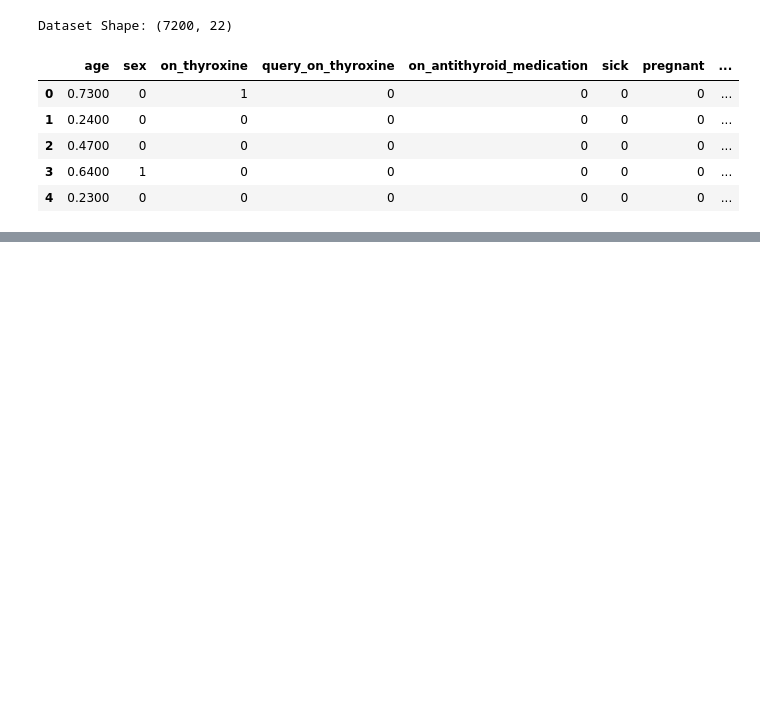
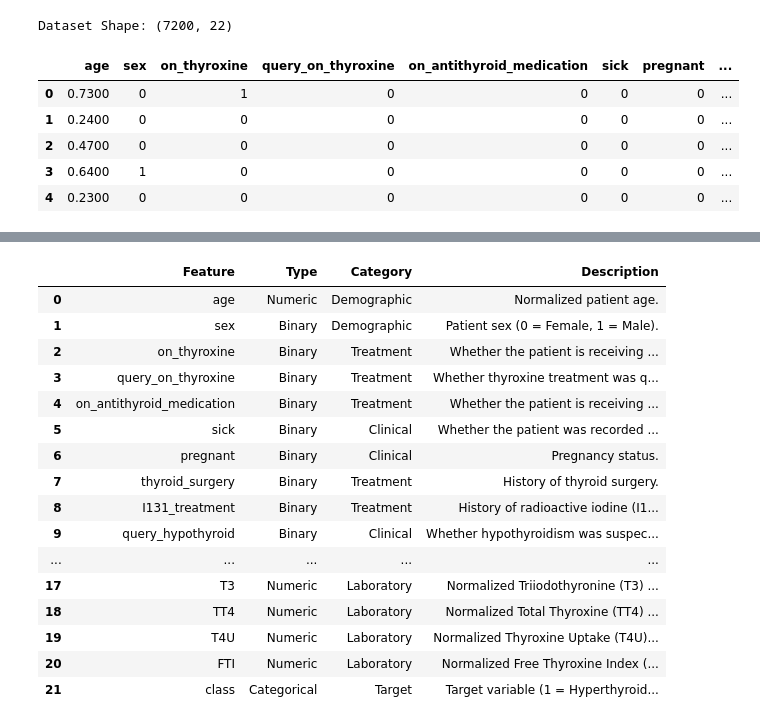
Before and after one commit to byegond-beep/Multi-class-Thyroid-Disease-Classification, a Jupyter notebook: notebook.ipynb, the cells around one changed output, grey strips where cells are left out. Drawn from its saved outputs; the diff is of its cells as text; code cells hidden in the pictures; blank space fills up the shorter version.

Commit message:
Dataset Dictionary

```diff
--- a/notebook.ipynb
+++ b/notebook.ipynb
@@ -156,0 +243,83 @@ Dataset Shape: (7200, 22)
+# %%
+# Data Dictionary
+data_dictionary = pd.DataFrame({
+    "Feature": [
+        "age", "sex", "on_thyroxine", "query_on_thyroxine",
+        "on_antithyroid_medication", "sick", "pregnant",
+        "thyroid_surgery", "I131_treatment",
+        "query_hypothyroid", "query_hyperthyroid",
+        "lithium", "goitre", "tumor",
+        "hypopituitary", "psych",
+        "TSH", "T3", "TT4", "T4U", "FTI",
+        "class"
+    ],
+
+    "Type": [
+        "Numeric", "Binary", "Binary", "Binary",
+        "Binary", "Binary", "Binary",
+        "Binary", "Binary",
+        "Binary", "Binary",
+        "Binary", "Binary", "Binary",
+        "Binary", "Binary",
+        "Numeric", "Numeric", "Numeric", "Numeric", "Numeric",
+        "Categorical"
+    ],
+
+    "Category": [
+        "Demographic", "Demographic",
+        "Treatment", "Treatment",
+        "Treatment", "Clinical", "Clinical",
+        "Treatment", "Treatment",
+        "Clinical", "Clinical",
+        "Medication", "Clinical", "Clinical",
+        "Clinical", "Clinical",
+        "Laboratory", "Laboratory", "Laboratory",
+        "Laboratory", "Laboratory",
+        "Target"
+    ],
+
+    "Description": [
+        "Normalized patient age.",
+        "Patient sex (0 = Female, 1 = Male).",
+        "Whether the patient is receiving thyroxine treatment.",
+        "Whether thyroxine treatment was queried.",
+        "Whether the patient is receiving antithyroid medication.",
+        "Whether the patient was recorded as sick.",
+        "Pregnancy status.",
+        "History of thyroid surgery.",
+        "History of radioactive iodine (I131) treatment.",
+        "Whether hypothyroidism was suspected.",
+        "Whether hyperthyroidism was suspected.",
+        "History of lithium medication.",
+        "Presence of goitre.",
+        "Presence of a thyroid tumor.",
+        "Presence of hypopituitarism.",
+        "Presence of a psychological condition.",
+        "Normalized Thyroid Stimulating Hormone (TSH) level.",
+        "Normalized Triiodothyronine (T3) level.",
+        "Normalized Total Thyroxine (TT4) level.",
+        "Normalized Thyroxine Uptake (T4U) level.",
+        "Normalized Free Thyroxine Index (FTI).",
+        "Target variable (1 = Hyperthyroid, 2 = Hypothyroid, 3 = Normal)."
+    ]
+})
+
+data_dictionary
+# %% [output]
+|  | Feature | Type | Category | Description |
+| 0 | age | Numeric | Demographic | Normalized patient age. |
+| 1 | sex | Binary | Demographic | Patient sex (0 = Female, 1 = Male). |
+| 2 | on_thyroxine | Binary | Treatment | Whether the patient is receiving ... |
+| 3 | query_on_thyroxine | Binary | Treatment | Whether thyroxine treatment was q... |
+| 4 | on_antithyroid_medication | Binary | Treatment | Whether the patient is receiving ... |
+| 5 | sick | Binary | Clinical | Whether the patient was recorded ... |
+| 6 | pregnant | Binary | Clinical | Pregnancy status. |
+| 7 | thyroid_surgery | Binary | Treatment | History of thyroid surgery. |
+| 8 | I131_treatment | Binary | Treatment | History of radioactive iodine (I1... |
+| 9 | query_hypothyroid | Binary | Clinical | Whether hypothyroidism was suspec... |
+| ... | ... | ... | ... | ... |
+| 17 | T3 | Numeric | Laboratory | Normalized Triiodothyronine (T3) ... |
+| 18 | TT4 | Numeric | Laboratory | Normalized Total Thyroxine (TT4) ... |
+| 19 | T4U | Numeric | Laboratory | Normalized Thyroxine Uptake (T4U)... |
+| 20 | FTI | Numeric | Laboratory | Normalized Free Thyroxine Index (... |
+| 21 | class | Categorical | Target | Target variable (1 = Hyperthyroid... |
```
Also changed, not shown: parts of 10 cells of this notebook.
